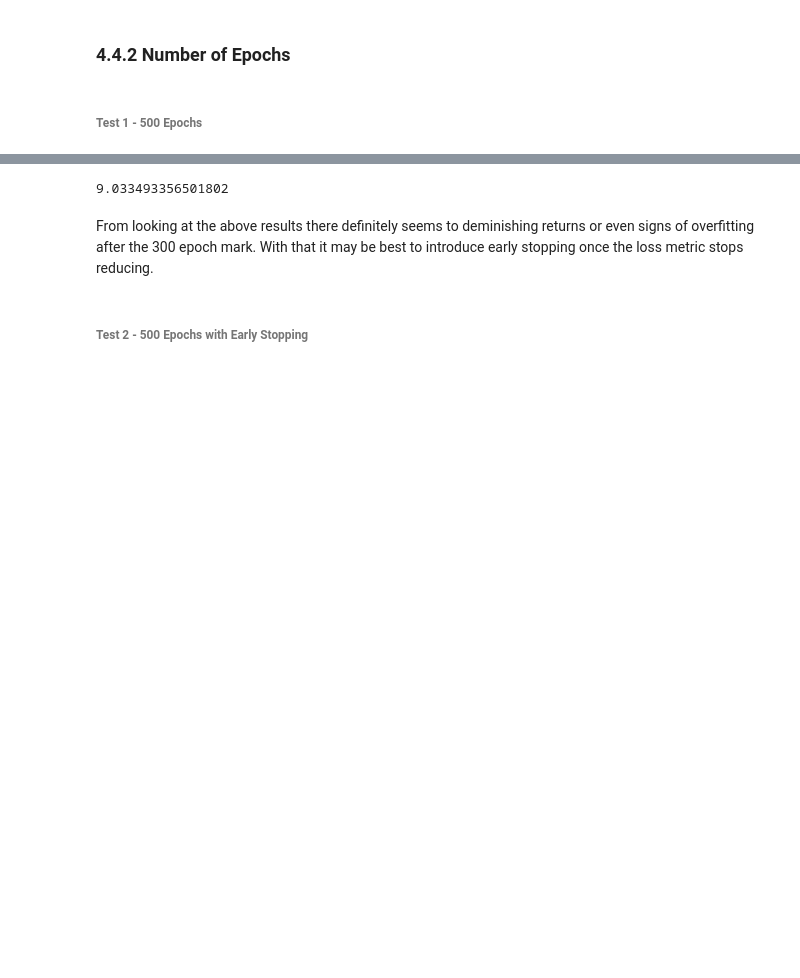
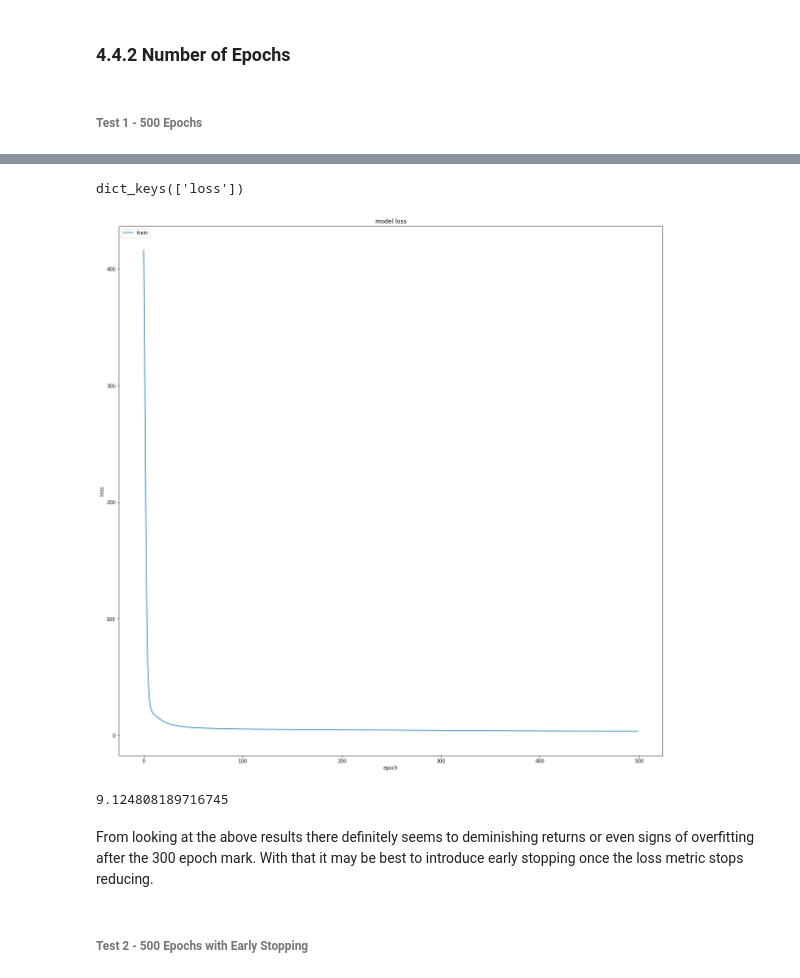
Before and after one commit to ConorHogan/MachineLearning-and-Statistics-Project, a Jupyter notebook: Machine-Learning-and-Statistics-Project-Notebook.ipynb, the cells around one changed output, grey strips where cells are left out. Drawn from its saved outputs; the diff is of its cells as text; code cells hidden in the pictures; blank space fills up the shorter version.

Commit message:
Further model evaluation. Functions to compare different batch, epoch, layers

```diff
--- a/Machine-Learning-and-Statistics-Project-Notebook.ipynb
+++ b/Machine-Learning-and-Statistics-Project-Notebook.ipynb
@@ -1087,7 +1178,7 @@ m.add(ks.layers.Dense(1))
 
 m.compile(loss="mean_squared_error", optimizer="adam")
 
-m.fit(x_train, y_train, epochs=500, batch_size=2)
+history = m.fit(x_train, y_train, epochs=500, batch_size=2)
 
 epoch_test1_prediction = m.predict(x_test).T
 
@@ -1115,7 +1207,20 @@ Epoch 500/500
+# %%
+print(history.history.keys())
+# %% [output]
+dict_keys(['loss'])
+# %%
+pyplt.plot(history.history['loss'])
+pyplt.title('model loss')
+pyplt.ylabel('loss')
+pyplt.xlabel('epoch')
+pyplt.legend(['train', 'test'], loc='upper left')
+pyplt.show()
+# %% [output]
+[figure, added]
 # %%
 result_epochv1
 # %% [output]
-9.033493356501802
+9.124808189716745
 # %% [markdown]
 From looking at the above results there definitely seems to deminishing returns or even signs of overfitting after the 300 epoch mark. With that it may be best to introduce early stopping once the loss metric stops reducing.
 # %% [markdown]
```
Also changed, not shown: parts of 49 cells of this notebook.
